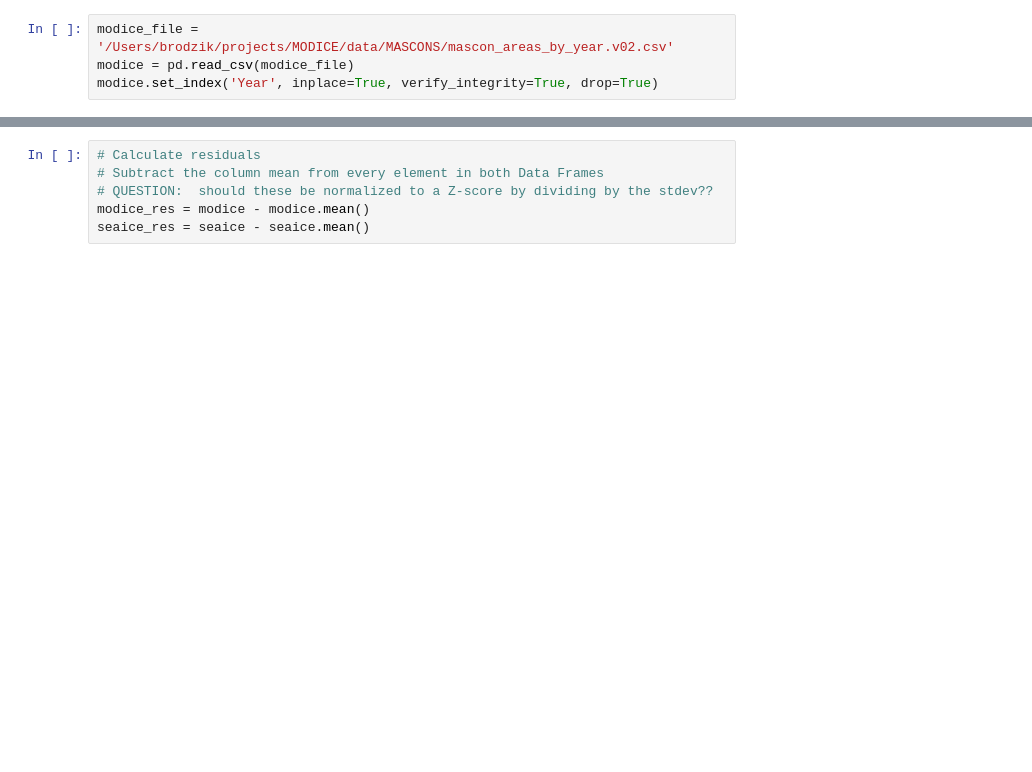
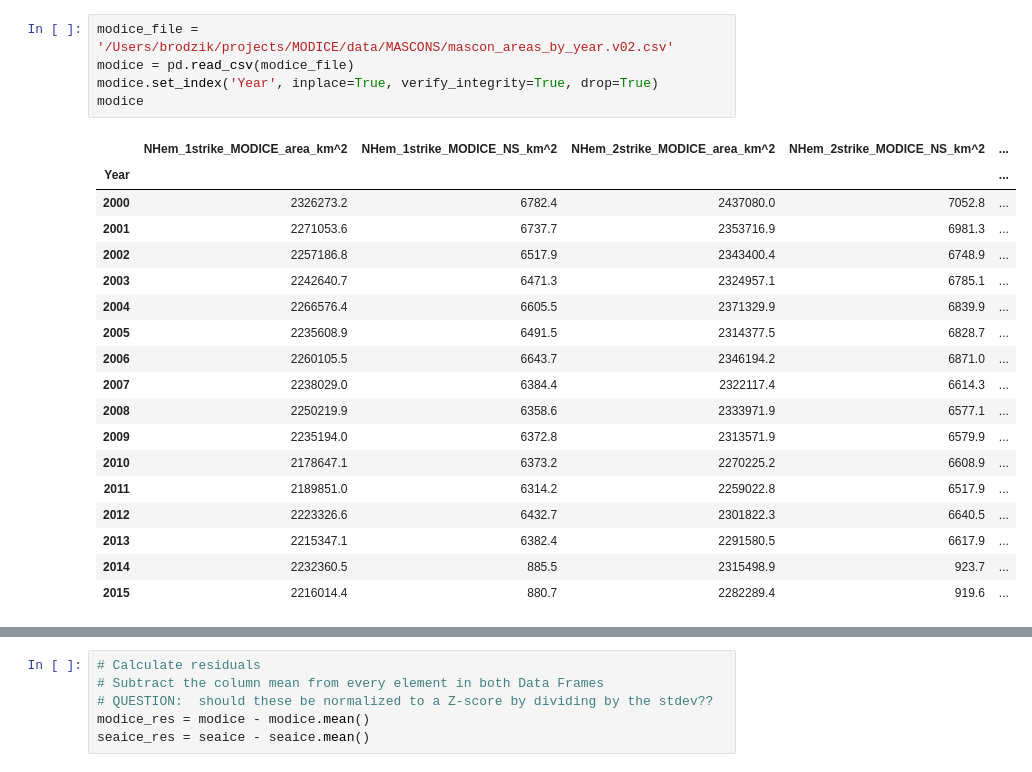
Before and after one commit to mjbrodzik/ipython_notebooks, a Jupyter notebook: modice/modice_vs_seaice.ipynb, the cells around one changed output, grey strips where cells are left out. Saved outputs shown, nothing was run; the diff lists cells and outputs as text; blank space fills up the shorter version.

Commit message:
Notebook with current modice and seaice data

```diff
--- a/modice/modice_vs_seaice.ipynb
+++ b/modice/modice_vs_seaice.ipynb
@@ -9,7 +11,27 @@ pd.set_option('display.max_rows', 360)
 # %%
 modice_file = '/Users/brodzik/projects/MODICE/data/MASCONS/mascon_areas_by_year.v02.csv'
 modice = pd.read_csv(modice_file)
 modice.set_index('Year', inplace=True, verify_integrity=True, drop=True)
+modice
+# %% [output]
+|  | NHem_1strike_MODICE_area_km^2 | NHem_1strike_MODICE_NS_km^2 | NHem_2strike_MODICE_area_km^2 | NHem_2strike_MODICE_NS_km^2 | ... |
+| Year |  |  |  |  | ... |
+| 2000 | 2326273.2 | 6782.4 | 2437080.0 | 7052.8 | ... |
+| 2001 | 2271053.6 | 6737.7 | 2353716.9 | 6981.3 | ... |
+| 2002 | 2257186.8 | 6517.9 | 2343400.4 | 6748.9 | ... |
+| 2003 | 2242640.7 | 6471.3 | 2324957.1 | 6785.1 | ... |
+| 2004 | 2266576.4 | 6605.5 | 2371329.9 | 6839.9 | ... |
+| 2005 | 2235608.9 | 6491.5 | 2314377.5 | 6828.7 | ... |
+| 2006 | 2260105.5 | 6643.7 | 2346194.2 | 6871.0 | ... |
+| 2007 | 2238029.0 | 6384.4 | 2322117.4 | 6614.3 | ... |
+| 2008 | 2250219.9 | 6358.6 | 2333971.9 | 6577.1 | ... |
+| 2009 | 2235194.0 | 6372.8 | 2313571.9 | 6579.9 | ... |
+| 2010 | 2178647.1 | 6373.2 | 2270225.2 | 6608.9 | ... |
+| 2011 | 2189851.0 | 6314.2 | 2259022.8 | 6517.9 | ... |
+| 2012 | 2223326.6 | 6432.7 | 2301822.3 | 6640.5 | ... |
+| 2013 | 2215347.1 | 6382.4 | 2291580.5 | 6617.9 | ... |
+| 2014 | 2232360.5 | 885.5 | 2315498.9 | 923.7 | ... |
+| 2015 | 2216014.4 | 880.7 | 2282289.4 | 919.6 | ... |
 # %%
 seaice_file = '/Users/brodzik/projects/MODICE/data/sii/nsidc0051_year_by_month.csv'
 seaice = pd.read_csv(seaice_file)
```
Also changed, not shown: parts of 17 cells of this notebook.
